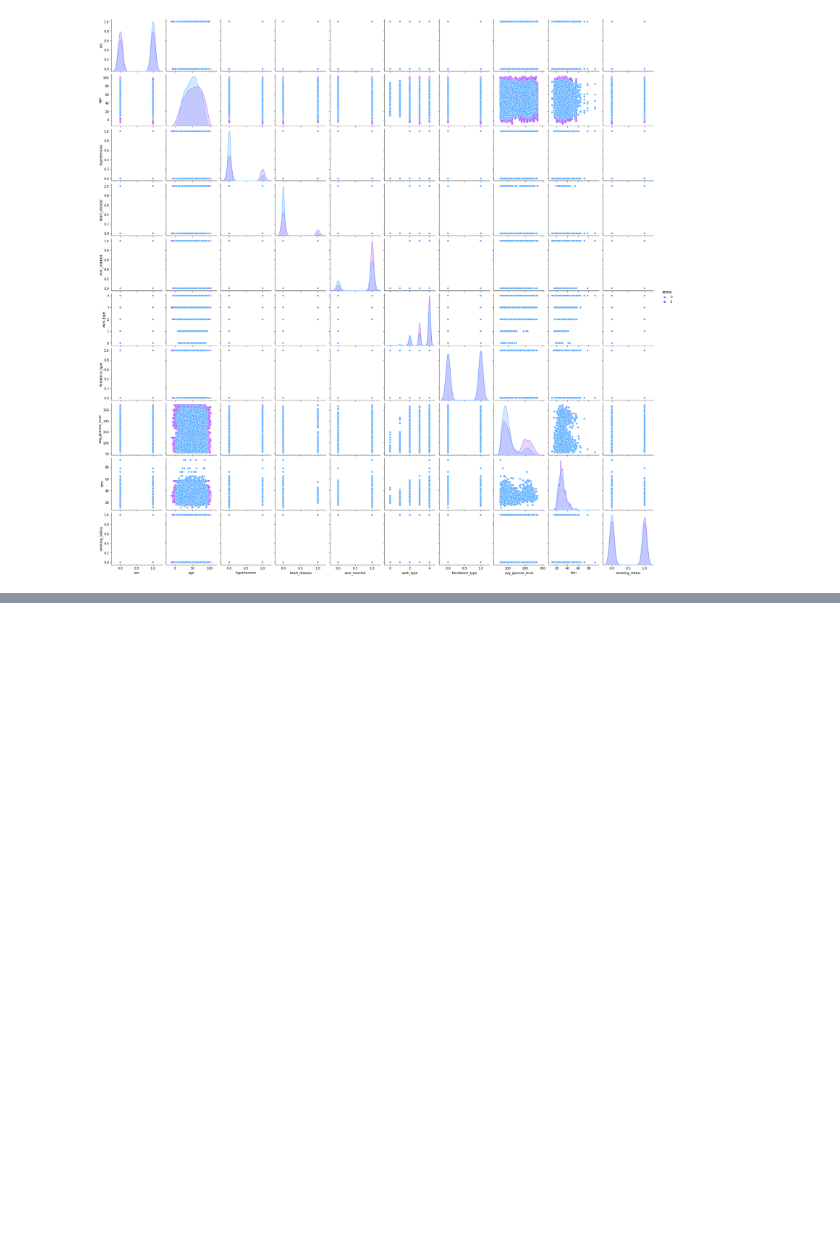
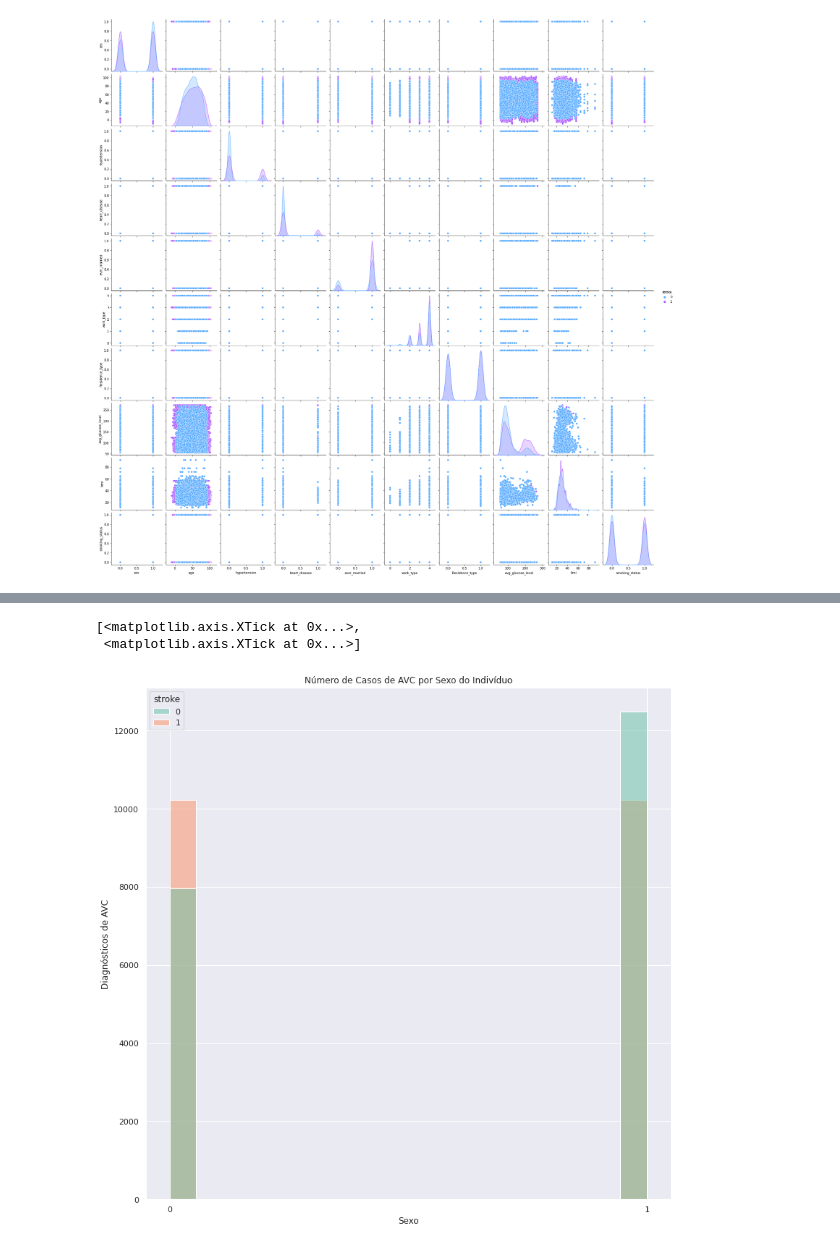
Before and after one commit to matt-ritton/ufrrj-trab-topicosBD, a Jupyter notebook: TrabalhoTopicosBD.ipynb, the cells around one changed output, grey strips where cells are left out. Saved outputs shown, nothing was run; the diff lists cells and outputs as text; code cells hidden in the pictures; blank space fills up the shorter version.

```diff
--- a/TrabalhoTopicosBD.ipynb
+++ b/TrabalhoTopicosBD.ipynb
@@ -93,0 +109,10 @@ sns.pairplot(df, hue='stroke', palette='cool') #exibe um gráfico de dispersão
+# %%
+plt.figure(figsize=(13,13))
+hist_g = sns.histplot(data = df, x='sex', hue='stroke', palette = 'Set2')
+hist_g.set(title="Número de Casos de AVC por Sexo do Indivíduo", xlabel = 'Sexo', ylabel = 'Diagnósticos de AVC')
+hist_g.set_xticks([0,1])
+# Conclusão: Mulheres tiveram um grande aumento no diagnóstico de AVC se comparado aos Homens.
+# %% [output]
+[<matplotlib.axis.XTick at 0x...>,
+ <matplotlib.axis.XTick at 0x...>]
+[figure, added]
```
Also changed, not shown: parts of 9 cells of this notebook.
